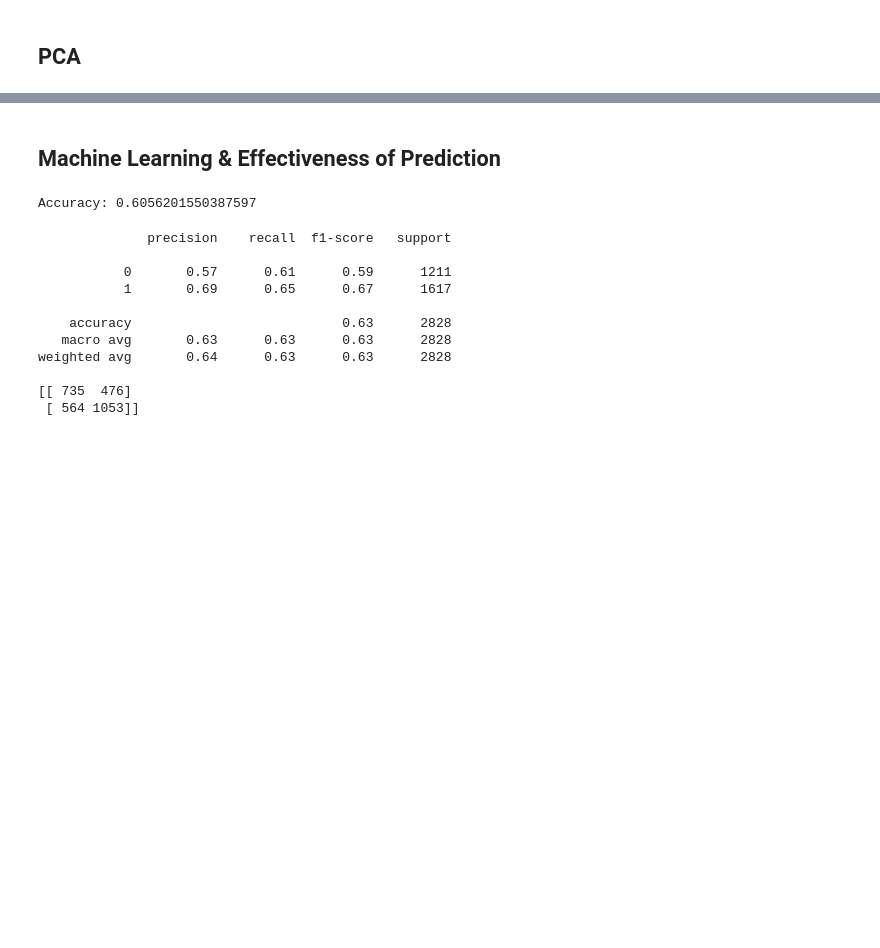
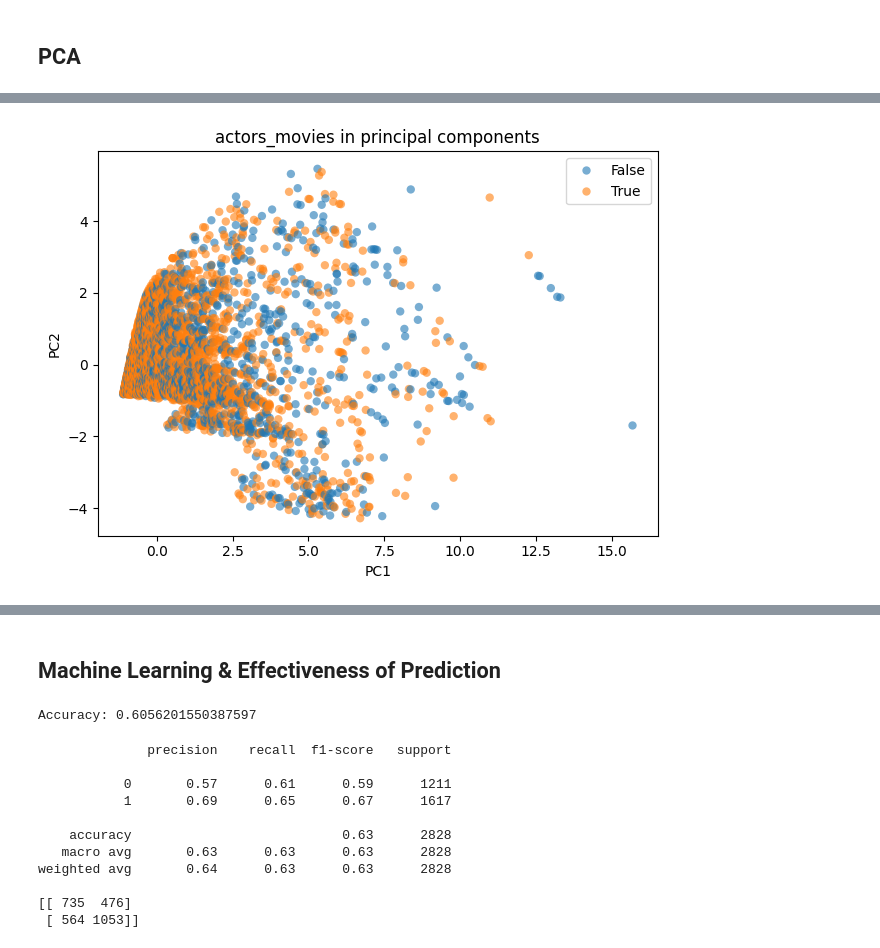
Before and after one commit to epfl-ada/ada-2023-project-dromadaire, a Jupyter notebook: P3_final.ipynb, the cells around one changed output, grey strips where cells are left out. Cells and saved outputs as stored; diff of their text form; code cells hidden in the pictures; blank space fills up the shorter version.

```diff
--- a/P3_final.ipynb
+++ b/P3_final.ipynb
@@ -956,0 +938,37 @@ plt.show()
+# %%
+from sklearn.preprocessing import StandardScaler
+from sklearn.decomposition import PCA
+import pandas as pd
+import seaborn as sns
+import matplotlib.pyplot as plt
+
+# Assuming actors_movies is your original DataFrame
+
+# Standardize the data
+scaler = StandardScaler()
+df_standardized = scaler.fit_transform(movies_actors_reduced[['Movie release date', 'has_nomination', 'has_award', 'movie_count', 'genre_diversity', 'actor_connections']].dropna())
+
+# Perform PCA
+pca = PCA(n_components=2)
+pca_result = pca.fit_transform(df_standardized)
+df_pca = pd.DataFrame(data=pca_result, columns=['PC1', 'PC2'])
+df_pca['is_good'] = movies_actors_reduced.reset_index()['is_good']
+
+# df_pca[['PC1','PC2']] = df_pca[['PC1','PC2']].round(1)
+
+
+counts = df_pca.groupby(['PC1', 'PC2']).size().reset_index(name='Count')
+counts['is_good'] = movies_actors_reduced.reset_index()['is_good']
+# counts['threshhold'] = counts['Count']>0
+
+sns.scatterplot(data=counts, x='PC1', y='PC2', hue='is_good', linewidth=0, sizes=(20, 1000), alpha= 0.6)
+
+# Place the legend outside the plot
+plt.legend(bbox_to_anchor=(1.05, 1), loc='upper left')
+
+plt.title('actors_movies in principal components')
+plt.legend()
+plt.tight_layout()
+plt.show()
+# %% [output]
+[figure, added]
```
Also changed, not shown: parts of 10 cells of this notebook.
